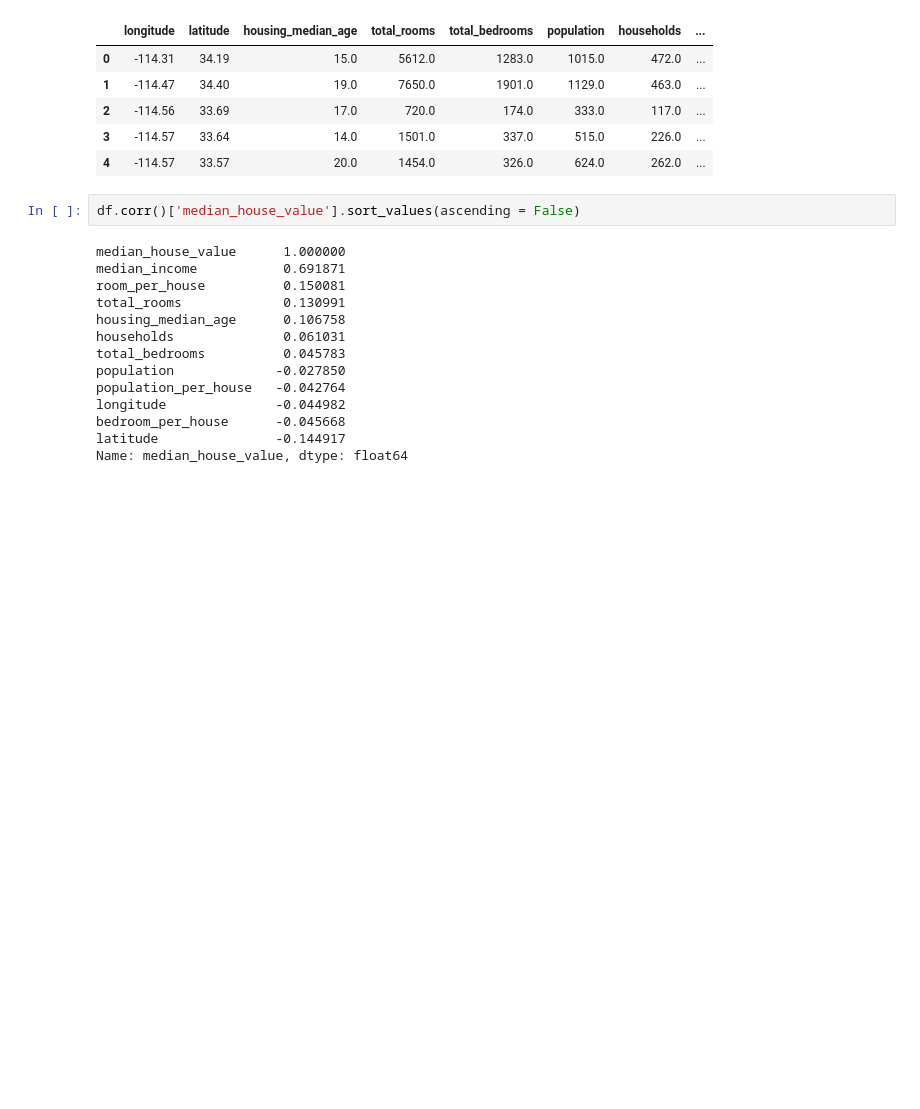
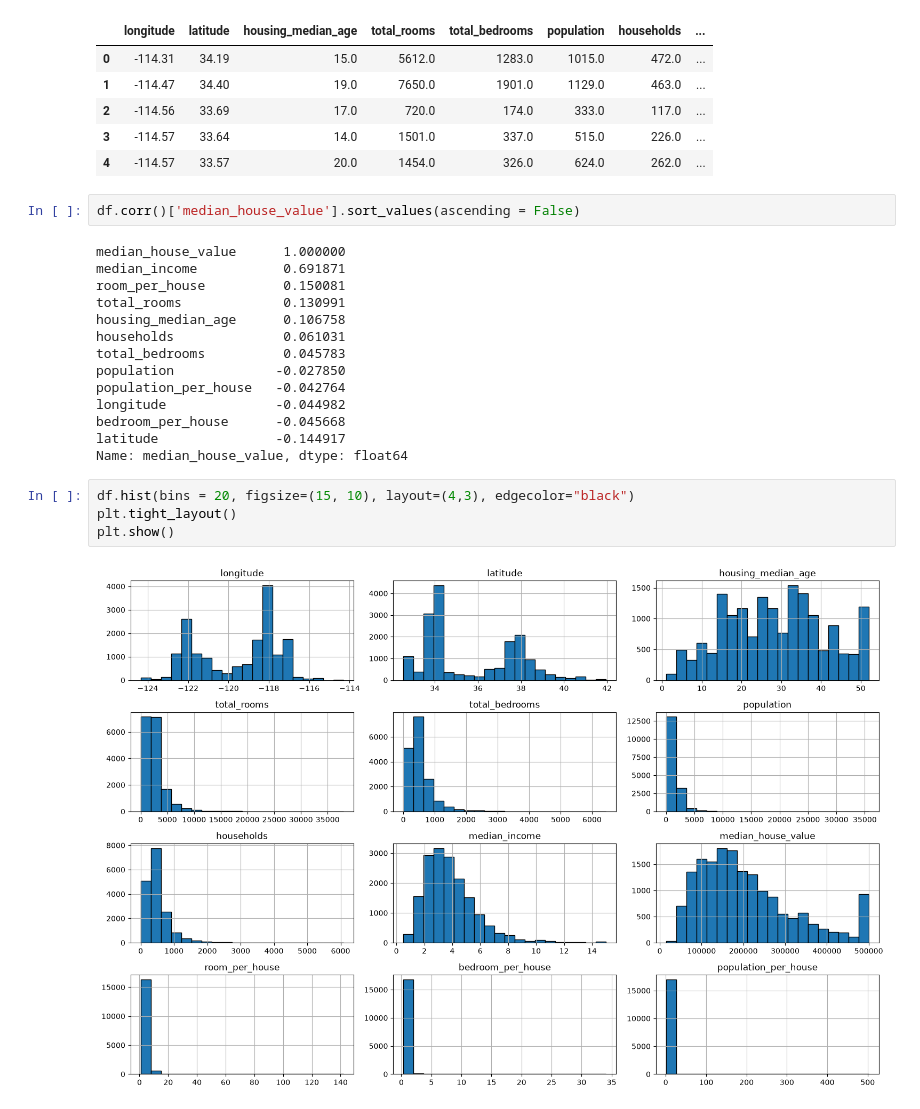
Before and after one commit to aqilfiras/California-Housing-Prices-Prediction, a Jupyter notebook: house_pricing_predictions.ipynb, the cells around one changed output. Cells and saved outputs as stored; diff of their text form; blank space fills up the shorter version.

```diff
--- a/house_pricing_predictions.ipynb
+++ b/house_pricing_predictions.ipynb
@@ -112,3 +113,9 @@ longitude              -0.044982
 bedroom_per_house      -0.045668
 latitude               -0.144917
 Name: median_house_value, dtype: float64
+# %%
+df.hist(bins = 20, figsize=(15, 10), layout=(4,3), edgecolor="black")
+plt.tight_layout()
+plt.show()
+# %% [output]
+[figure, added]
```
Also changed, not shown: parts of 2 cells of this notebook.
